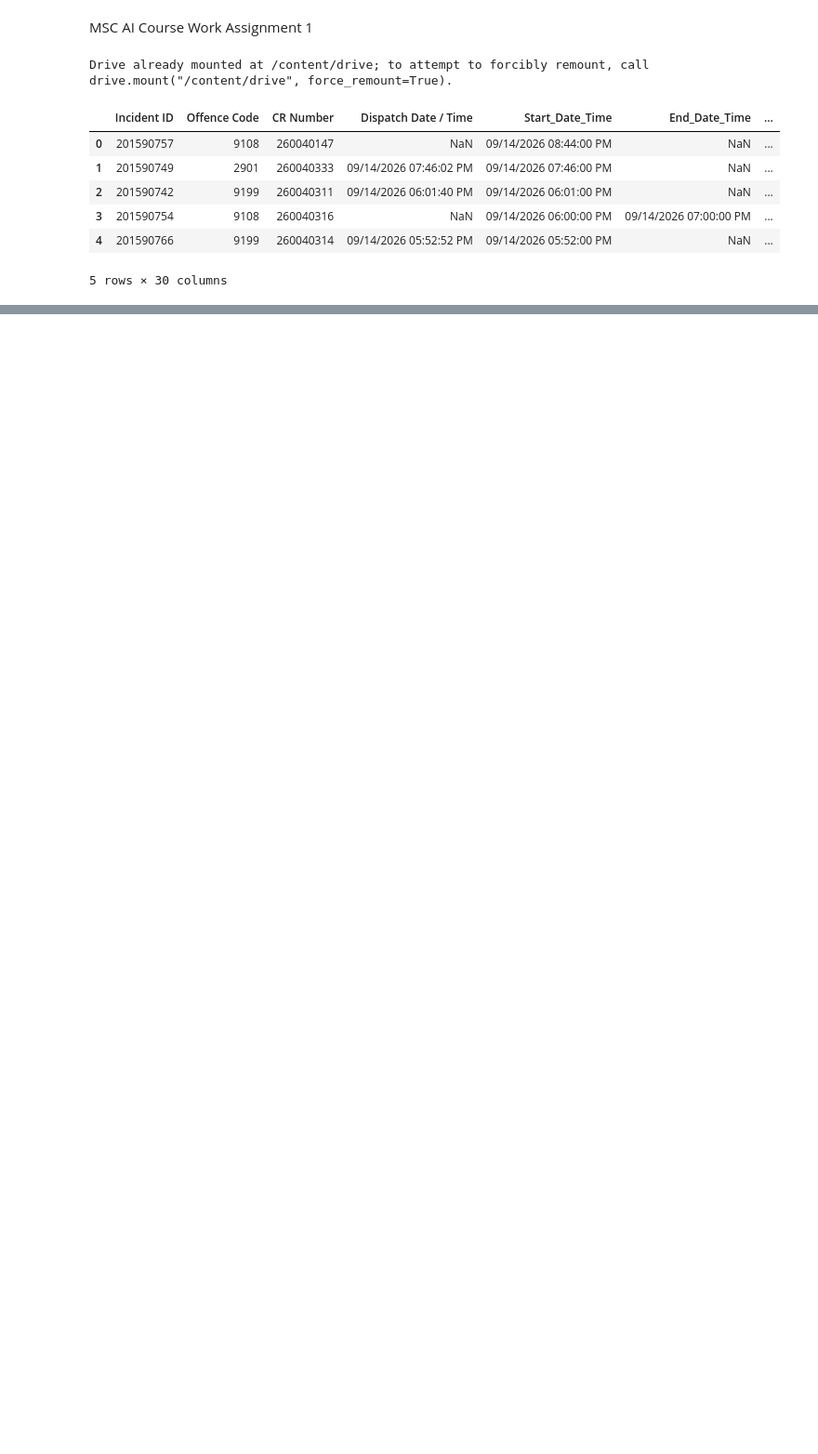
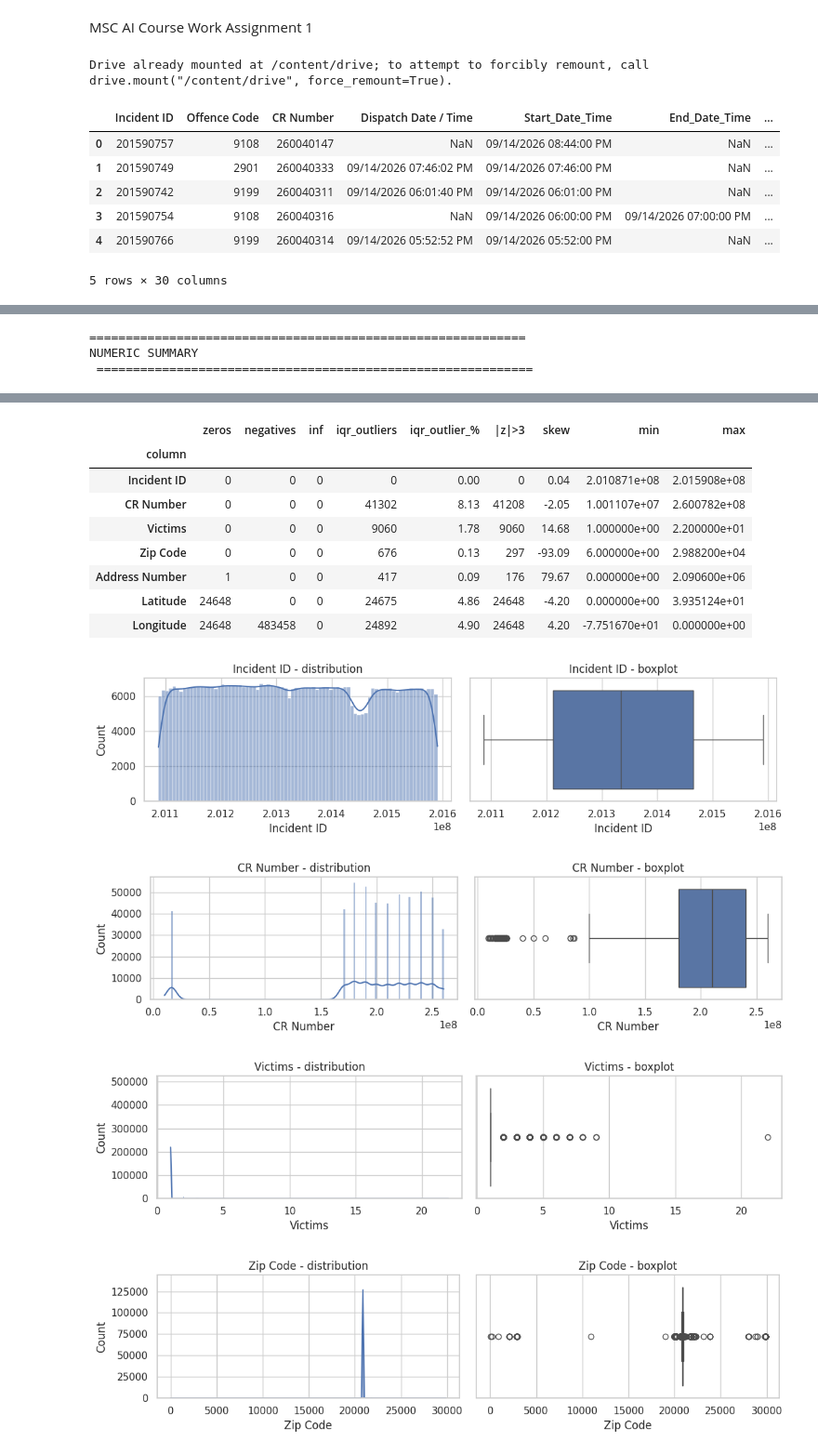
Before and after one commit to klsay/mscai, a Jupyter notebook: MSC_AI_Course_Work_Assignment_1.ipynb, the cells around one changed output, grey strips where cells are left out. Shown at 93% size. Saved outputs shown, nothing was run; the diff lists cells and outputs as text; code cells hidden in the pictures; blank space fills up the shorter version.

```diff
--- a/MSC_AI_Course_Work_Assignment_1.ipynb
+++ b/MSC_AI_Course_Work_Assignment_1.ipynb
@@ -32,0 +250,51 @@ df.head()
+# %%
+print("=" * 60, "\nNUMERIC SUMMARY\n", "=" * 60)
+num_cols = df.select_dtypes(include=np.number).columns.tolist()
+
+if num_cols:
+    display(df[num_cols].describe(percentiles=[.01, .05, .25, .5, .75, .95, .99]).T)
+
+    rows = []
+    for c in num_cols:
+        s = df[c].dropna()
+        if s.empty:
+            continue
+        q1, q3 = s.quantile([.25, .75])
+        iqr = q3 - q1
+        lo, hi = q1 - 1.5 * iqr, q3 + 1.5 * iqr
+        z = (s - s.mean()) / s.std(ddof=0) if s.std(ddof=0) > 0 else pd.Series(0, index=s.index)
+        rows.append({
+            "column": c,
+            "zeros": (s == 0).sum(),
+            "negatives": (s < 0).sum(),
+            "inf": np.isinf(s).sum(),
+            "iqr_outliers": ((s < lo) | (s > hi)).sum(),
+            "iqr_outlier_%": round(((s < lo) | (s > hi)).mean() * 100, 2),
+            "|z|>3": (z.abs() > 3).sum(),
+            "skew": round(s.skew(), 2),
+            "min": s.min(), "max": s.max(),
+        })
+    display(pd.DataFrame(rows).set_index("column"))
+
+    # Distributions + boxplots
+    for c in num_cols[:20]:
+        fig, ax = plt.subplots(1, 2, figsize=(11, 3))
+        sns.histplot(df[c].dropna(), kde=True, ax=ax[0]); ax[0].set_title(f"{c} - distribution")
+        sns.boxplot(x=df[c].dropna(), ax=ax[1]); ax[1].set_title(f"{c} - boxplot")
+        plt.tight_layout(); plt.show()
+
+    # Correlations
+    if len(num_cols) > 1:
+        corr = df[num_cols].corr()
+        plt.figure(figsize=(min(14, 1 + len(num_cols)), min(10, 1 + len(num_cols) * 0.7)))
+        sns.heatmap(corr, annot=len(num_cols) <= 15, fmt=".2f", cmap="coolwarm", center=0)
+        plt.title("Correlation matrix"); plt.show()
+
+        pairs = corr.where(np.triu(np.ones(corr.shape), k=1).astype(bool)).stack()
+        high = pairs[pairs.abs() > 0.9].sort_values(key=abs, ascending=False)
+        print("Highly correlated pairs (|r|>0.9):")
+        display(high if len(high) else "None")
+# %% [output]
+============================================================
+NUMERIC SUMMARY
+ ============================================================
@@ -32,0 +309,13 @@ df.head()
+|  | zeros | negatives | inf | iqr_outliers | iqr_outlier_% | |z|>3 | skew | min | max |
+| column |  |  |  |  |  |  |  |  |  |
+| Incident ID | 0 | 0 | 0 | 0 | 0.00 | 0 | 0.04 | 2.010871e+08 | 2.015908e+08 |
+| CR Number | 0 | 0 | 0 | 41302 | 8.13 | 41208 | -2.05 | 1.001107e+07 | 2.600782e+08 |
+| Victims | 0 | 0 | 0 | 9060 | 1.78 | 9060 | 14.68 | 1.000000e+00 | 2.200000e+01 |
+| Zip Code | 0 | 0 | 0 | 676 | 0.13 | 297 | -93.09 | 6.000000e+00 | 2.988200e+04 |
+| Address Number | 1 | 0 | 0 | 417 | 0.09 | 176 | 79.67 | 0.000000e+00 | 2.090600e+06 |
+| Latitude | 24648 | 0 | 0 | 24675 | 4.86 | 24648 | -4.20 | 0.000000e+00 | 3.935124e+01 |
+| Longitude | 24648 | 483458 | 0 | 24892 | 4.90 | 24648 | 4.20 | -7.751670e+01 | 0.000000e+00 |
+[figure, added]
+[figure, added]
+[figure, added]
+[figure, added]
```
Also changed, not shown: parts of 11 cells of this notebook.
